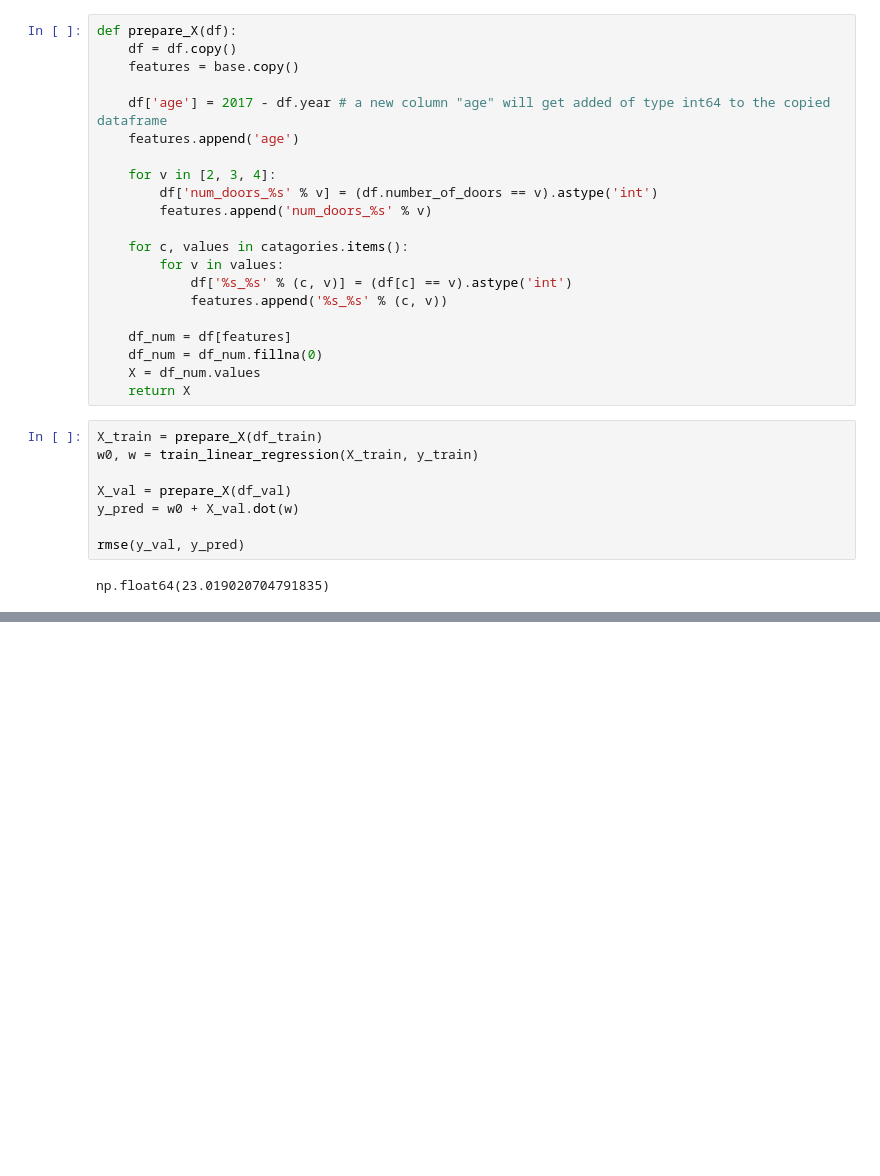
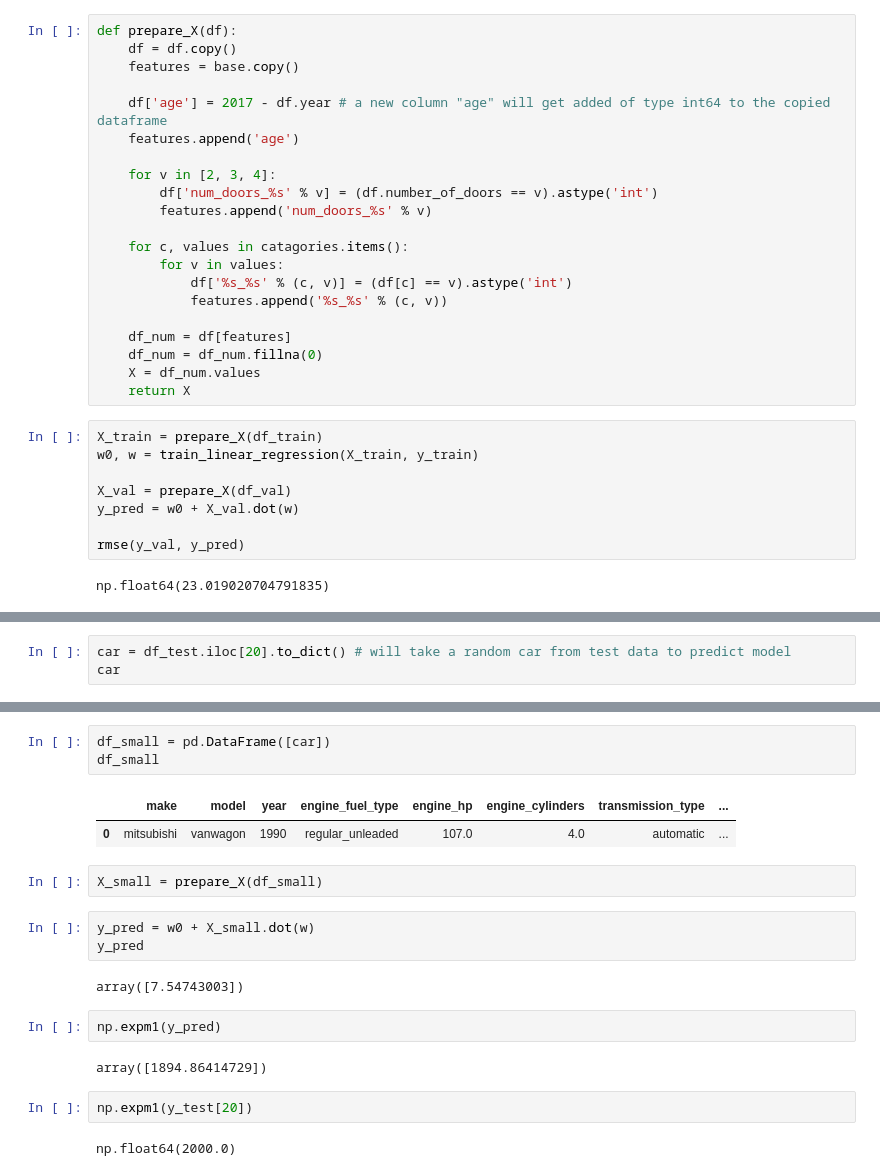
Before and after one commit to bjdeb1986/machine-learning-zoomcamp-homework-bjdeb, a Jupyter notebook: 02-regression/01-CarPrice/02-CarPrice.ipynb, the cells around one changed output, grey strips where cells are left out. Cells and saved outputs as stored; diff of their text form; blank space fills up the shorter version.

```diff
--- a/02-regression/01-CarPrice/02-CarPrice.ipynb
+++ b/02-regression/01-CarPrice/02-CarPrice.ipynb
@@ -491,0 +620,3 @@ np.float64(23.019020704791835)
+# %%
+car = df_test.iloc[20].to_dict() # will take a random car from test data to predict model
+car
@@ -491,0 +639,21 @@ np.float64(23.019020704791835)
+# %%
+df_small = pd.DataFrame([car])
+df_small
+# %% [output]
+|  | make | model | year | engine_fuel_type | engine_hp | engine_cylinders | transmission_type | ... |
+| 0 | mitsubishi | vanwagon | 1990 | regular_unleaded | 107.0 | 4.0 | automatic | ... |
+# %%
+X_small = prepare_X(df_small)
+# %%
+y_pred = w0 + X_small.dot(w)
+y_pred
+# %% [output]
+array([7.54743003])
+# %%
+np.expm1(y_pred)
+# %% [output]
+array([1894.86414729])
+# %%
+np.expm1(y_test[20])
+# %% [output]
+np.float64(2000.0)
```
Also changed, not shown: parts of 17 cells of this notebook.
